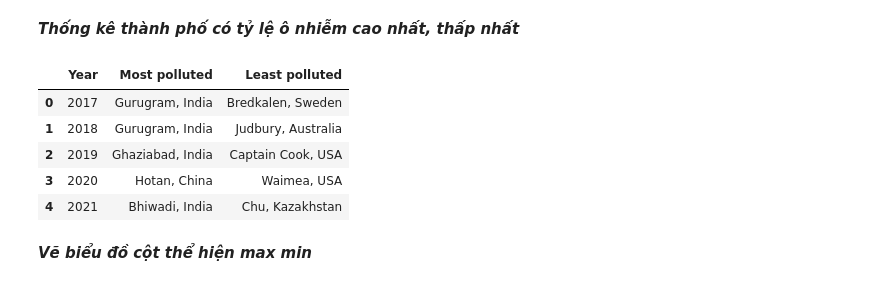
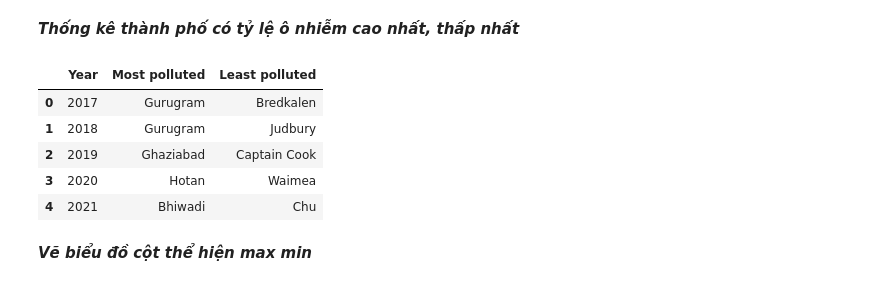
Before and after one commit to yakhimm/NMKHDL_20, a Jupyter notebook: Question 1.ipynb, the cells around one changed output. Saved outputs shown, nothing was run; the diff lists cells and outputs as text; code cells hidden in the pictures.

```diff
--- a/Question 1.ipynb
+++ b/Question 1.ipynb
@@ -8,7 +8,9 @@ import pandas as pd
 import numpy as np
 import matplotlib.pyplot as plt
 # %%
-path = './air_quality/dataset/air_datas.json'
-df = pd.read_json(path)
+path = './air_quality/dataset/airdata6years.csv'
+df = pd.read_csv(path)
+
+df = df.drop('Unnamed: 0', axis = 1)
 df.head()
 # %% [output]
@@ -21,4 +22,0 @@ df.head()
-# %%
-df = df.replace(' - ', np.nan)
-df.iloc[:, 3:19] = df.iloc[:, 3:19].astype(np.float64)
-df.info()
@@ -45,37 +25,37 @@ memory usage: 961.3+ KB
 # %%
 years = [2017, 2018, 2019, 2020, 2021]
 years = np.array(years)
 
 def findMax_MinCity(df, year):
     year_col = f'Year_{year}'
 
     max_row = df[year_col].idxmax()
     min_row = df[year_col].idxmin()
 
     max_city = df['City'].loc[max_row]
     min_city = df['City'].loc[min_row]
 
     lst = [year, max_city, min_city]
 
     return pd.Series(lst)
 
 lst_value = []
 
 for i in years:
     lst_value.append(findMax_MinCity(df, i))
 
-max_min_df = pd.DataFrame(lst_year)
+max_min_df = pd.DataFrame(lst_value)
 
 max_min_df = max_min_df.rename(columns = {0 : 'Year', 1 : 'Most polluted', 2 : 'Least polluted'})
 
 max_min_df
 # %% [output]
 |  | Year | Most polluted | Least polluted |
-| 0 | 2017 | Gurugram, India | Bredkalen, Sweden |
-| 1 | 2018 | Gurugram, India | Judbury, Australia |
-| 2 | 2019 | Ghaziabad, India | Captain Cook, USA |
-| 3 | 2020 | Hotan, China | Waimea, USA |
-| 4 | 2021 | Bhiwadi, India | Chu, Kazakhstan |
+| 0 | 2017 | Gurugram | Bredkalen |
+| 1 | 2018 | Gurugram | Judbury |
+| 2 | 2019 | Ghaziabad | Captain Cook |
+| 3 | 2020 | Hotan | Waimea |
+| 4 | 2021 | Bhiwadi | Chu |
 # %% [markdown]
 ***Vẽ biểu đồ cột thể hiện max min***
 # %%
```
Also changed, not shown: parts of 2 cells of this notebook.
